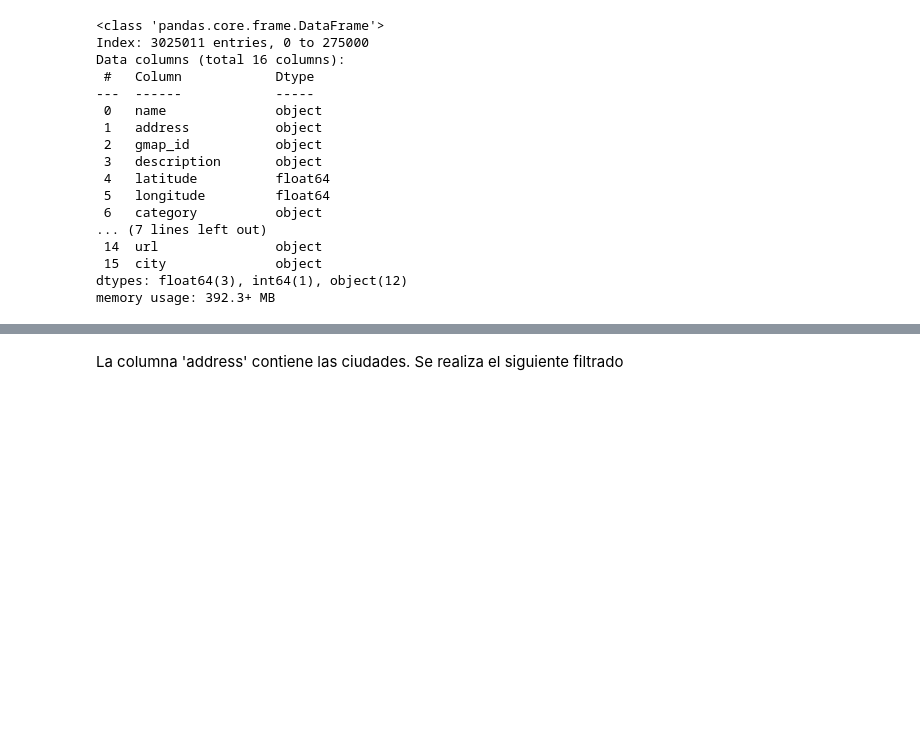
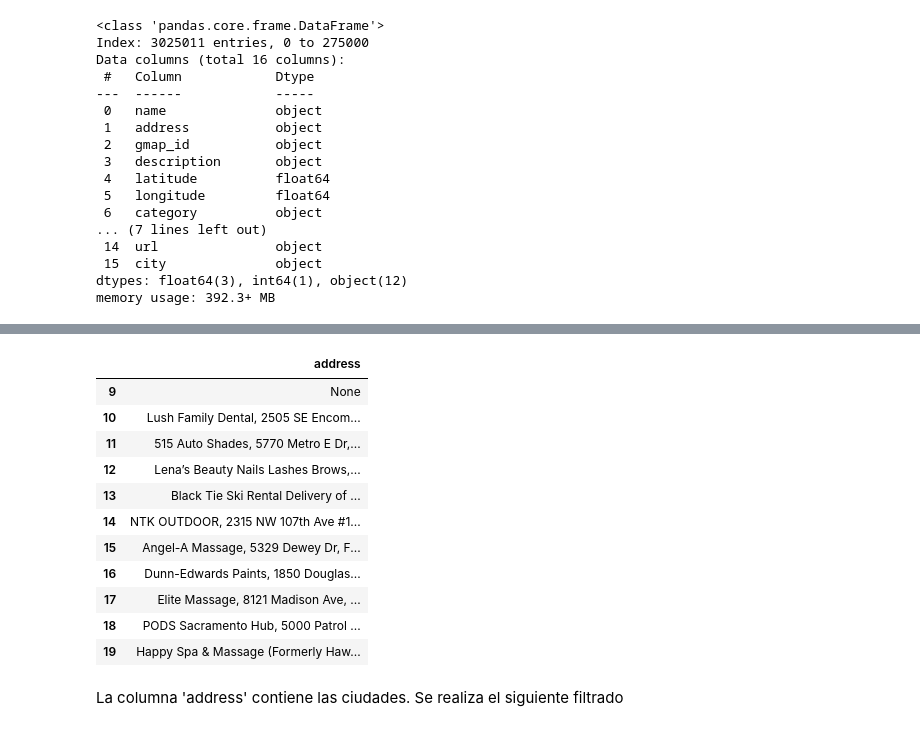
Before and after one commit to FJRB10/Final-Project-Henry-DSPT10, a Jupyter notebook: AnalisisPreliminarDatos.ipynb, the cells around one changed output, grey strips where cells are left out. Cells and saved outputs as stored; diff of their text form; code cells hidden in the pictures; blank space fills up the shorter version.

```diff
--- a/AnalisisPreliminarDatos.ipynb
+++ b/AnalisisPreliminarDatos.ipynb
@@ -359,0 +357,17 @@ agregarCantidadSplit(df_unido)
+# %%
+# Verificar el contenido de Addres para extrae la ciudad.
+df_unido.iloc[9:20,1:2]
+# La columna almacena la ciudad, existen datos nulos.
+# %% [output]
+|  | address |
+| 9 | None |
+| 10 | Lush Family Dental, 2505 SE Encom... |
+| 11 | 515 Auto Shades, 5770 Metro E Dr,... |
+| 12 | Lena’s Beauty Nails Lashes Brows,... |
+| 13 | Black Tie Ski Rental Delivery of ... |
+| 14 | NTK OUTDOOR, 2315 NW 107th Ave #1... |
+| 15 | Angel-A Massage, 5329 Dewey Dr, F... |
+| 16 | Dunn-Edwards Paints, 1850 Douglas... |
+| 17 | Elite Massage, 8121 Madison Ave, ... |
+| 18 | PODS Sacramento Hub, 5000 Patrol ... |
+| 19 | Happy Spa & Massage (Formerly Haw... |
```
Also changed, not shown: parts of 18 cells of this notebook.
